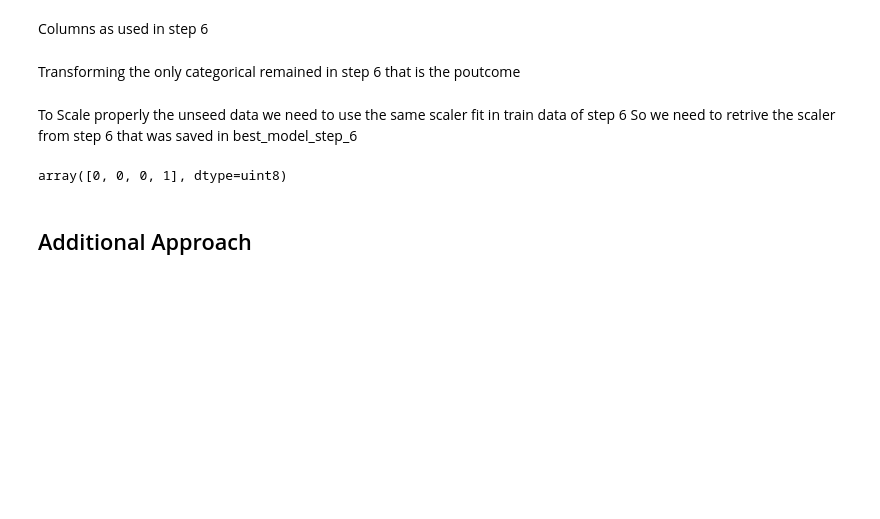
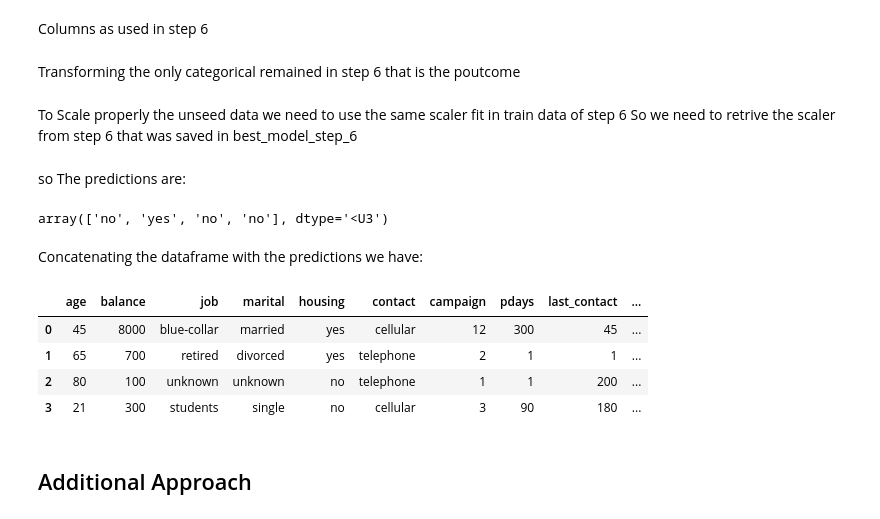
Before and after one commit to EmaTran/CSIS3290_GroupProject, a Jupyter notebook: MiniProject2/CSIS3290_MiniProject2.ipynb, the cells around one changed output. Drawn from its saved outputs; the diff is of its cells as text; code cells hidden in the pictures; blank space fills up the shorter version.

```diff
--- a/MiniProject2/CSIS3290_MiniProject2.ipynb
+++ b/MiniProject2/CSIS3290_MiniProject2.ipynb
@@ -995,6 +951,4 @@ To Scale properly the unseed data we need to use the same scaler fit in train da
 So we need to retrive the scaler from step 6 that was saved in best_model_step_6
 # %%
 #Use robust scaller to scale the feature selected
-model_step_6.predict(unseen_data)#unseen_data_scaled
+y_pred = np.where(model_step_6.predict_proba(unseen_data)[:,1] > 0.5, 'yes', 'no')#unseen_data_scaled
-# %% [output]
-array([0, 0, 0, 1], dtype=uint8)
@@ -1003,3 +955,20 @@ array([0, 0, 0, 1], dtype=uint8)
+# %% [markdown]
+so The predictions are:
+# %%
+y_pred
+# %% [output]
+array(['no', 'yes', 'no', 'no'], dtype='<U3')
+# %% [markdown]
+Concatenating the dataframe with the predictions we have:
+# %%
+new_data_df['y'] = y_pred
+new_data_df
+# %% [output]
+|  | age | balance | job | marital | housing | contact | campaign | pdays | last_contact | ... |
+| 0 | 45 | 8000 | blue-collar | married | yes | cellular | 12 | 300 | 45 | ... |
+| 1 | 65 | 700 | retired | divorced | yes | telephone | 2 | 1 | 1 | ... |
+| 2 | 80 | 100 | unknown | unknown | no | telephone | 1 | 1 | 200 | ... |
+| 3 | 21 | 300 | students | single | no | cellular | 3 | 90 | 180 | ... |
 # %% [markdown]
 ## Additional Approach
 # %%
```
Also changed, not shown: parts of 20 cells of this notebook.
